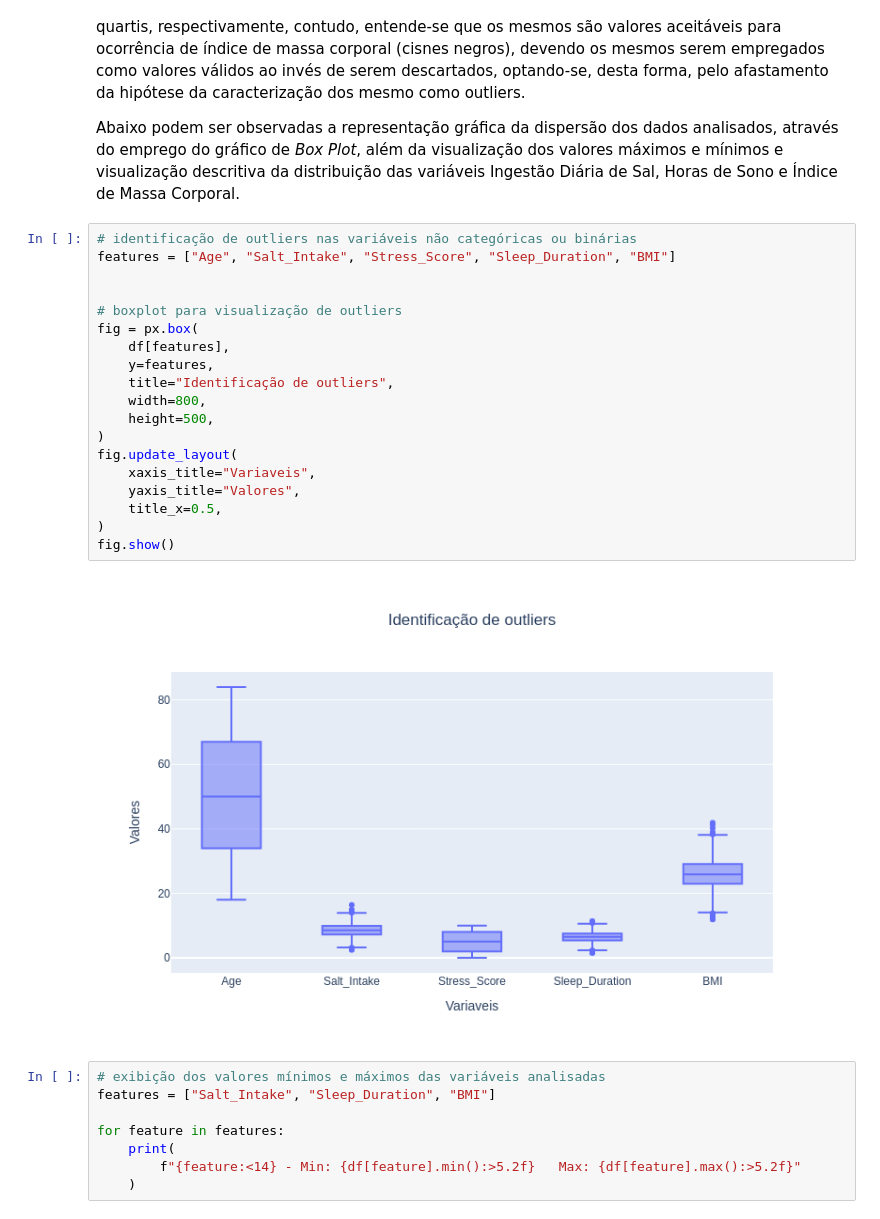
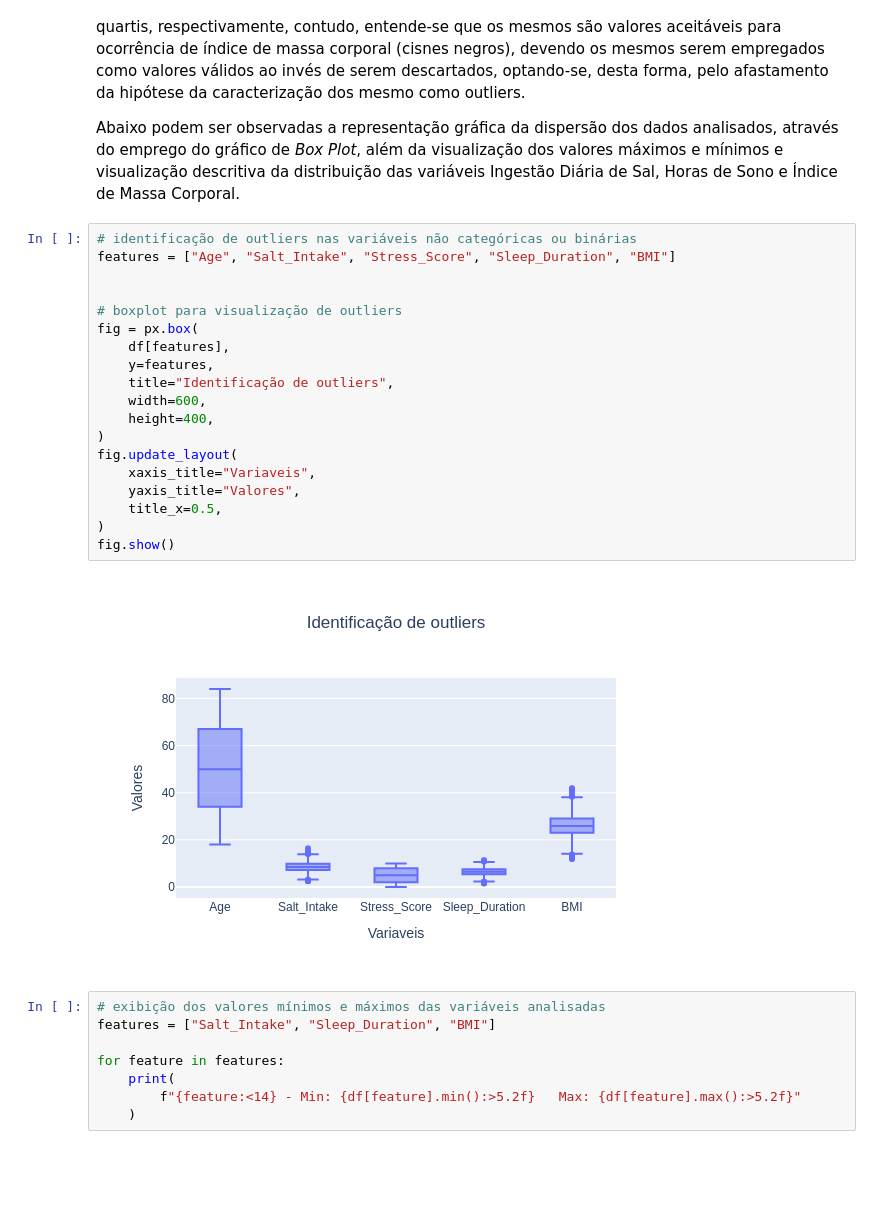
Before and after one commit to rogerioferreira/MVP-Machine_Learning-PUC-RIO, a Jupyter notebook: notebooks/hypertension_prediction.ipynb, the cells around one changed output. Drawn from its saved outputs; the diff is of its cells as text; blank space fills up the shorter version.

```diff
--- a/notebooks/hypertension_prediction.ipynb
+++ b/notebooks/hypertension_prediction.ipynb
@@ -295,24 +294,24 @@ Abaixo podem ser observadas a representação gráfica da dispersão dos dados a
 # %%
 # identificação de outliers nas variáveis não categóricas ou binárias
 features = ["Age", "Salt_Intake", "Stress_Score", "Sleep_Duration", "BMI"]
 
 
 # boxplot para visualização de outliers
 fig = px.box(
     df[features],
     y=features,
     title="Identificação de outliers",
-    width=800,
-    height=500,
+    width=600,
+    height=400,
 )
 fig.update_layout(
     xaxis_title="Variaveis",
     yaxis_title="Valores",
     title_x=0.5,
 )
 fig.show()
 # %% [output]
-[figure, old version]
+[figure, new version]
 # %%
 # exibição dos valores mínimos e máximos das variáveis analisadas
 features = ["Salt_Intake", "Sleep_Duration", "BMI"]
```
Also changed, not shown: parts of 15 cells of this notebook, 2 other files.
